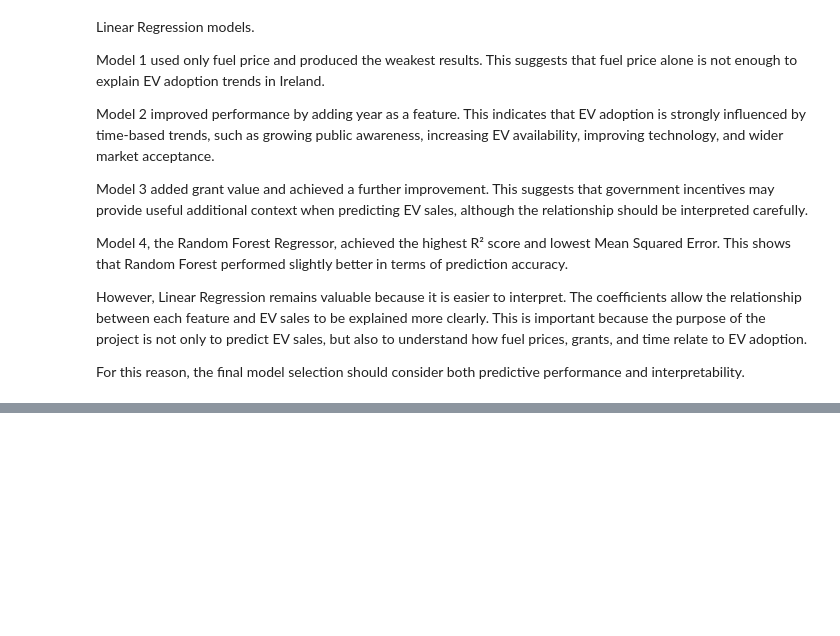
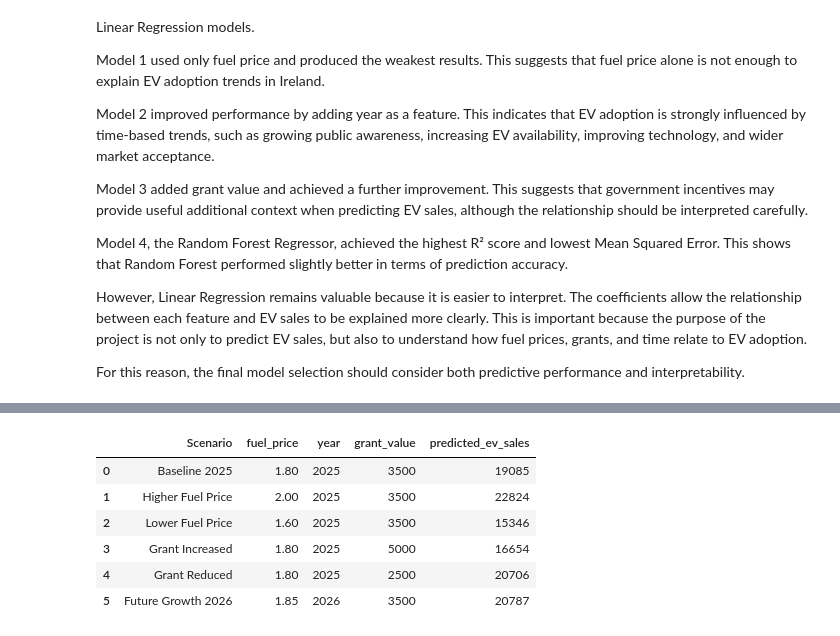
Before and after one commit to Guilherme2022448/Final-Project, a Jupyter notebook: ev_adoption_analysis.ipynb, the cells around one changed output, grey strips where cells are left out. Saved outputs shown, nothing was run; the diff lists cells and outputs as text; code cells hidden in the pictures; blank space fills up the shorter version.

```diff
--- a/ev_adoption_analysis.ipynb
+++ b/ev_adoption_analysis.ipynb
@@ -1306,0 +1375,25 @@ For this reason, the final model selection should consider both predictive perfo
+# %%
+# Predict EV Sales for Each Scenario
+
+# Select only the feature columns used by Model 3
+scenario_features = scenario_df[['fuel_price', 'year', 'grant_value']]
+
+# Use Model 3 to predict EV sales for each scenario
+scenario_predictions = model_3.predict(scenario_features)
+
+# Add predictions to the scenario dataframe
+scenario_df['predicted_ev_sales'] = scenario_predictions
+
+# Round predicted EV sales to whole numbers
+scenario_df['predicted_ev_sales'] = scenario_df['predicted_ev_sales'].round(0).astype(int)
+
+# Display scenario results
+scenario_df
+# %% [output]
+|  | Scenario | fuel_price | year | grant_value | predicted_ev_sales |
+| 0 | Baseline 2025 | 1.80 | 2025 | 3500 | 19085 |
+| 1 | Higher Fuel Price | 2.00 | 2025 | 3500 | 22824 |
+| 2 | Lower Fuel Price | 1.60 | 2025 | 3500 | 15346 |
+| 3 | Grant Increased | 1.80 | 2025 | 5000 | 16654 |
+| 4 | Grant Reduced | 1.80 | 2025 | 2500 | 20706 |
+| 5 | Future Growth 2026 | 1.85 | 2026 | 3500 | 20787 |
```
Also changed, not shown: parts of 4 cells of this notebook.
